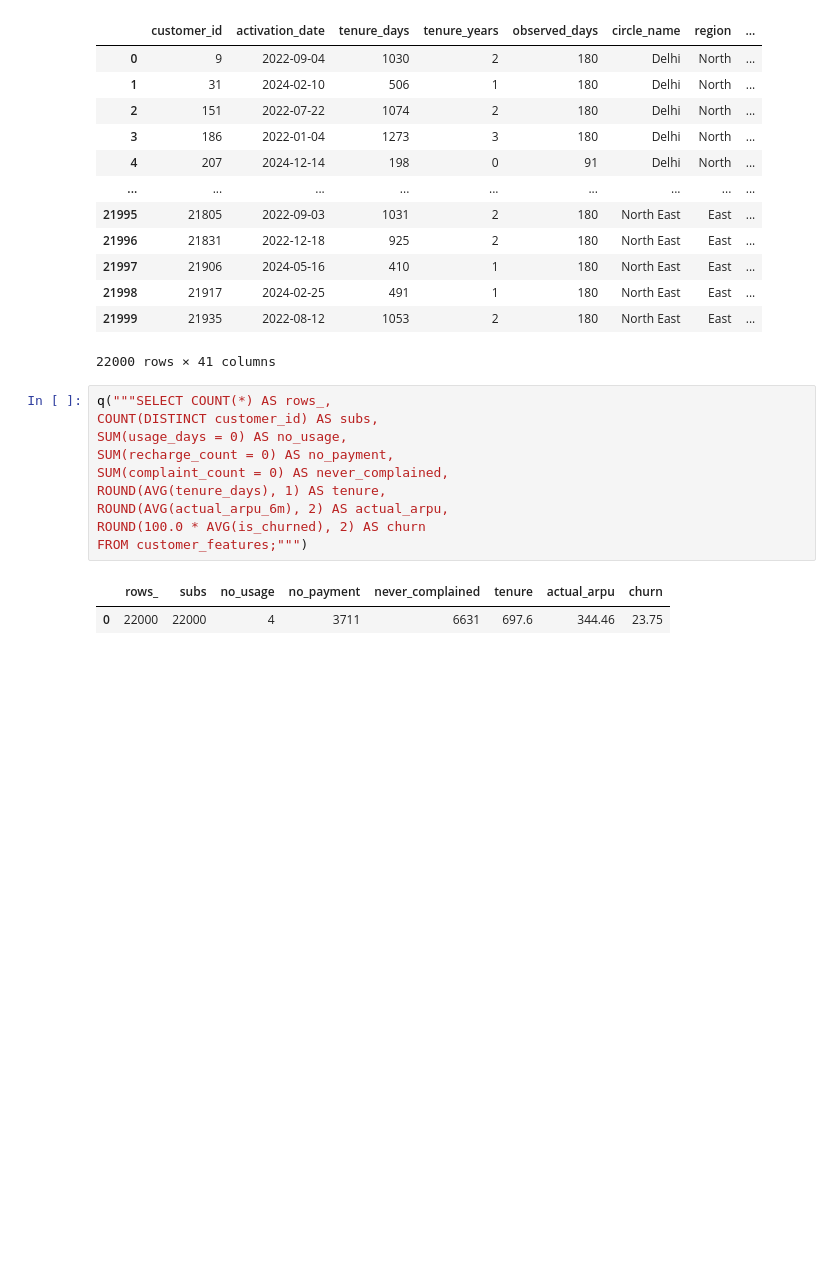
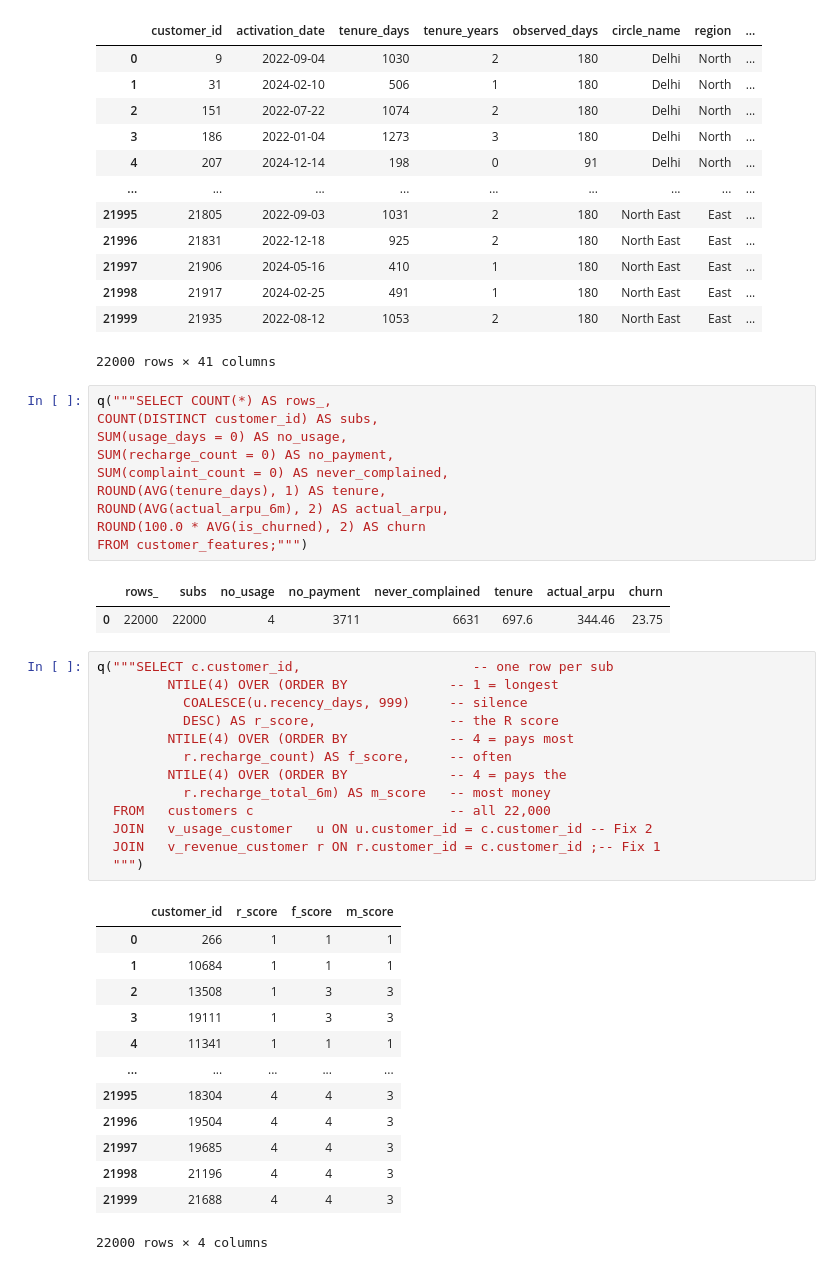
Before and after one commit to muhmmdnihasbca25dbi-hub/airtel_telecom, a Jupyter notebook: notebooks/data_preperation.ipynb, the cells around one changed output. Drawn from its saved outputs; the diff is of its cells as text; blank space fills up the shorter version.

```diff
--- a/notebooks/data_preperation.ipynb
+++ b/notebooks/data_preperation.ipynb
@@ -66,3 +66,30 @@ FROM customer_features;""")
 # %% [output]
 |  | rows_ | subs | no_usage | no_payment | never_complained | tenure | actual_arpu | churn |
 | 0 | 22000 | 22000 | 4 | 3711 | 6631 | 697.6 | 344.46 | 23.75 |
+# %%
+q("""SELECT c.customer_id,                      -- one row per sub
+         NTILE(4) OVER (ORDER BY             -- 1 = longest
+           COALESCE(u.recency_days, 999)     -- silence
+           DESC) AS r_score,                 -- the R score
+         NTILE(4) OVER (ORDER BY             -- 4 = pays most
+           r.recharge_count) AS f_score,     -- often
+         NTILE(4) OVER (ORDER BY             -- 4 = pays the
+           r.recharge_total_6m) AS m_score   -- most money
+  FROM   customers c                         -- all 22,000
+  JOIN   v_usage_customer   u ON u.customer_id = c.customer_id -- Fix 2
+  JOIN   v_revenue_customer r ON r.customer_id = c.customer_id ;-- Fix 1
+  """)
+# %% [output]
+|  | customer_id | r_score | f_score | m_score |
+| 0 | 266 | 1 | 1 | 1 |
+| 1 | 10684 | 1 | 1 | 1 |
+| 2 | 13508 | 1 | 3 | 3 |
+| 3 | 19111 | 1 | 3 | 3 |
+| 4 | 11341 | 1 | 1 | 1 |
+| ... | ... | ... | ... | ... |
+| 21995 | 18304 | 4 | 4 | 3 |
+| 21996 | 19504 | 4 | 4 | 3 |
+| 21997 | 19685 | 4 | 4 | 3 |
+| 21998 | 21196 | 4 | 4 | 3 |
+| 21999 | 21688 | 4 | 4 | 3 |
+22000 rows × 4 columns
```
Also changed, not shown: parts of 1 cell of this notebook, 3 other files.
